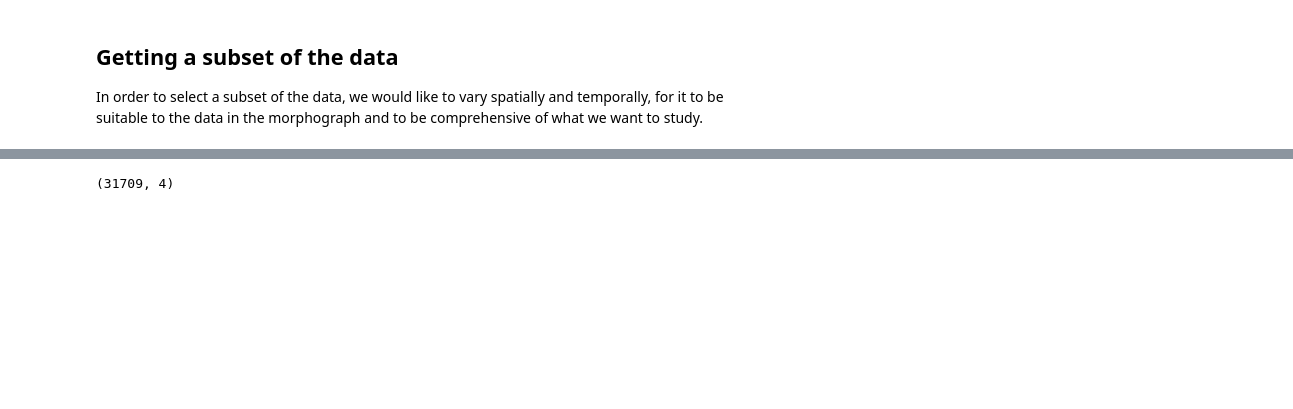
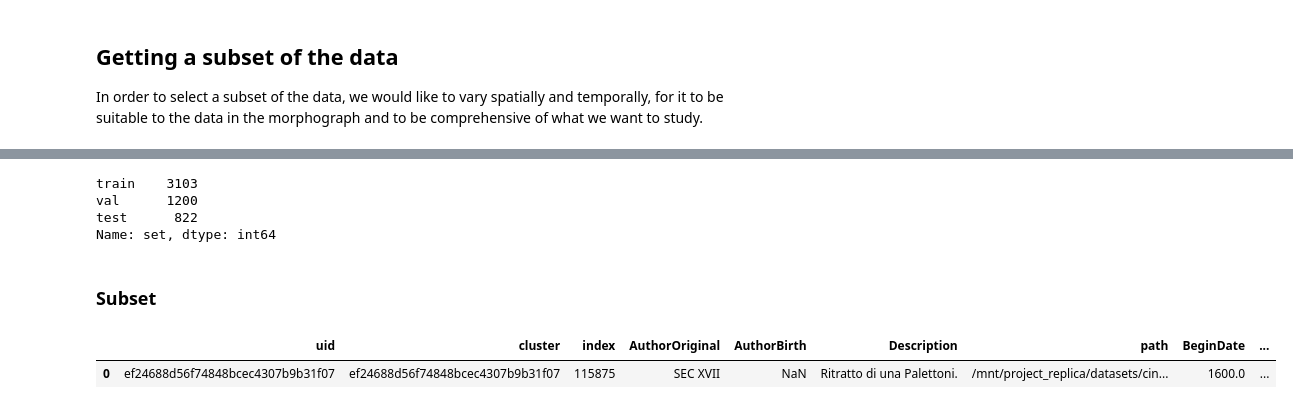
Before and after one commit to ludovicaschaerf/Cini_TDA, a Jupyter notebook: notebooks/Data.ipynb, the cells around one changed output, grey strips where cells are left out. Drawn from its saved outputs; the diff is of its cells as text; code cells hidden in the pictures; blank space fills up the shorter version.

```diff
--- a/notebooks/Data.ipynb
+++ b/notebooks/Data.ipynb
@@ -519,4 +265,0 @@ final.sample(5)
-# %%
-final[final['C'].isin(list_downloaded)].shape
-# %% [output]
-(31709, 4)
@@ -525,0 +266,7 @@ final[final['set'] == 'test'].reset_index().to_csv(data_dir + 'abc_test.csv')
+# %%
+data.set.value_counts()
+# %% [output]
+train    3103
+val      1200
+test      822
+Name: set, dtype: int64
@@ -525,0 +275,8 @@ final[final['set'] == 'test'].reset_index().to_csv(data_dir + 'abc_test.csv')
+# %% [markdown]
+### Subset
+# %%
+sample = pd.read_csv(data_dir + 'original/dedup_data_sample_wga.csv').drop(columns=['Unnamed: 0.1', 'Unnamed: 0', 'level_0'])
+sample.head(1)
+# %% [output]
+|  | uid | cluster | index | AuthorOriginal | AuthorBirth | Description | path | BeginDate | ... |
+| 0 | ef24688d56f74848bcec4307b9b31f07 | ef24688d56f74848bcec4307b9b31f07 | 115875 | SEC XVII | NaN | Ritratto di una Palettoni. | /mnt/project_replica/datasets/cin... | 1600.0 | ... |
```
Also changed, not shown: parts of 81 cells of this notebook.
